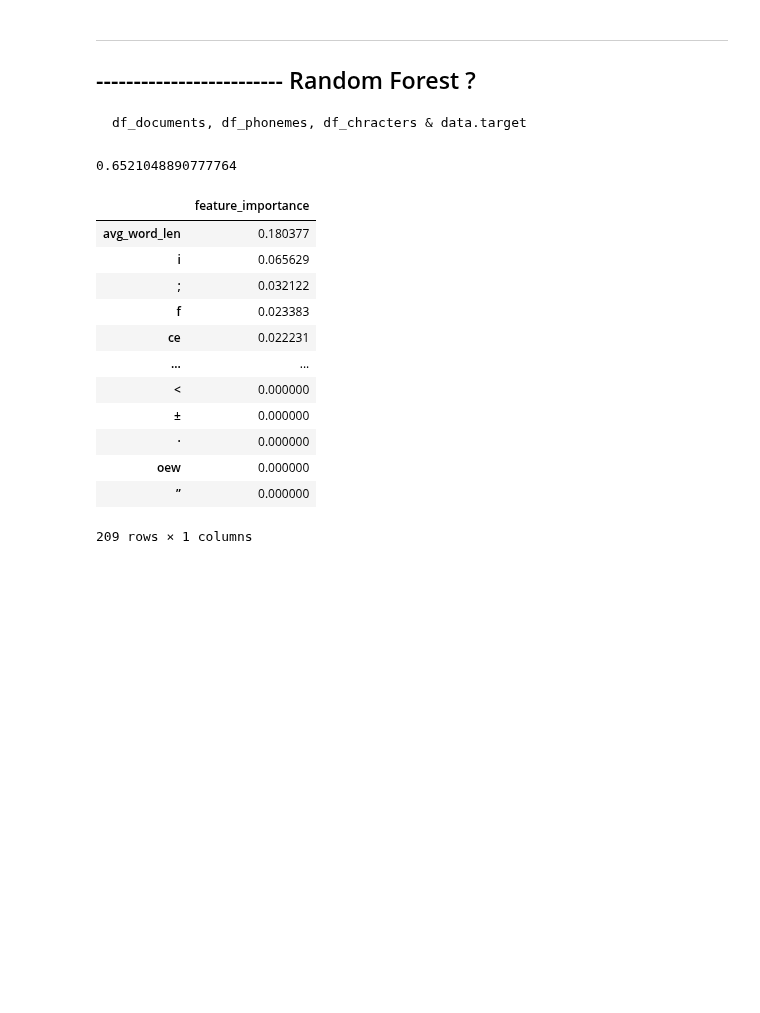
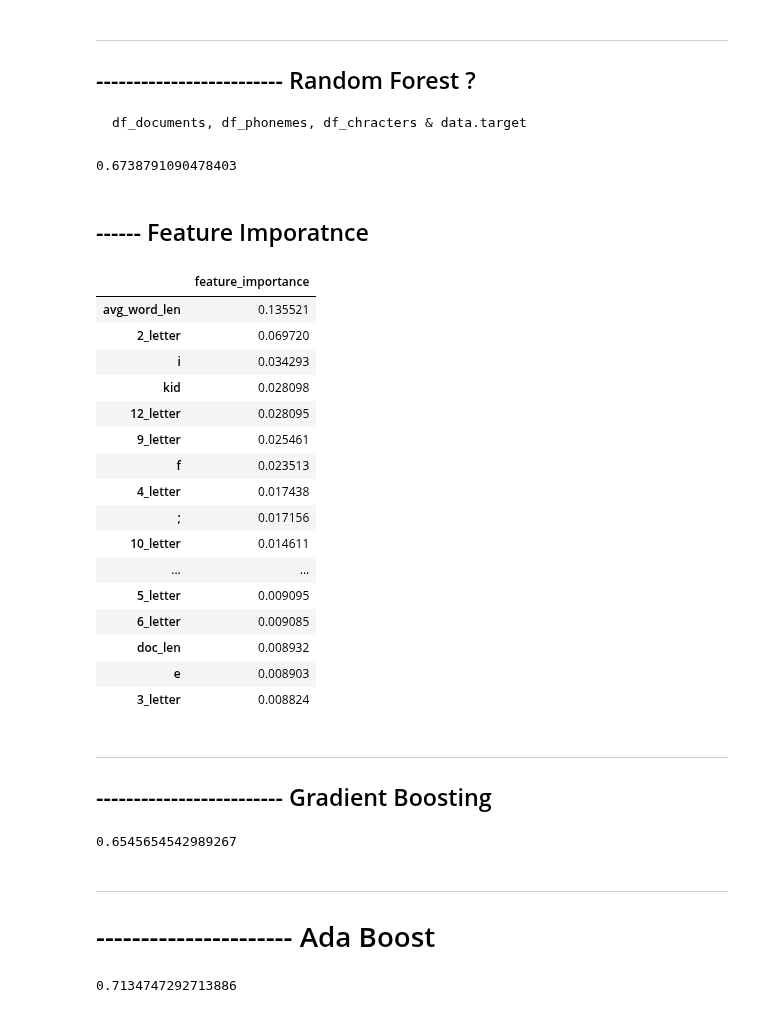
Before and after one commit to jawanggit/CommonLit, a Jupyter notebook: Marketne/Untitled.ipynb, the cells around one changed output. Drawn from its saved outputs; the diff is of its cells as text; code cells hidden in the pictures; blank space fills up the shorter version.

```diff
--- a/Marketne/Untitled.ipynb
+++ b/Marketne/Untitled.ipynb
@@ -253,0 +280,3 @@ for col in df_chracters.columns:
+# %%
+X = pd.concat([df_documents, df_phonemes, df_chracters, df_source, df_word_lenght], axis = 1)
+y = np.round(data['target'], 2)
@@ -254,3 +298,6 @@ for col in df_chracters.columns:
+# %%
+# test train split
+X_train, X_test, y_train, y_test = train_test_split(X, np.abs(y), test_size=0.33, random_state=42)
 # %% [markdown]
 ---
 ## ------------------------- Random Forest ?
@@ -263,33 +306,53 @@ from sklearn.metrics import mean_squared_error,
-# %%
-X = pd.concat([df_documents, df_phonemes, df_chracters], axis = 1)
-y = data['target']
-# %%
-# test train split
-X_train, X_test, y_train, y_test = train_test_split(X, y, test_size=0.33, random_state=42)
 # %%
 rfr = RandomForestRegressor()
 rfr.fit(X_train, y_train)
 pred = rfr.predict(X_test)
-mean_squared_error(y_test, pred)
+mean_squared_error(y_test, pred, squared = False)
 # %% [output]
-0.6521048890777764
+0.6738791090478403
+# %% [markdown]
+## ------ Feature Imporatnce
 # %%
 df_feature_importance = pd.DataFrame(data = rfr.feature_importances_,
                                      index = X.columns,
                                      columns = ['feature_importance'])
 # %%
-df_feature_importance.sort_values(by = ['feature_importance'], ascending=False)
+df_feature_importance.sort_values(by = ['feature_importance'], ascending=False).head(20)
 # %% [output]
 |  | feature_importance |
-| avg_word_len | 0.180377 |
-| i | 0.065629 |
-| ; | 0.032122 |
-| f | 0.023383 |
-| ce | 0.022231 |
+| avg_word_len | 0.135521 |
+| 2_letter | 0.069720 |
+| i | 0.034293 |
+| kid | 0.028098 |
+| 12_letter | 0.028095 |
+| 9_letter | 0.025461 |
+| f | 0.023513 |
+| 4_letter | 0.017438 |
+| ; | 0.017156 |
+| 10_letter | 0.014611 |
 | ... | ... |
-| < | 0.000000 |
-| ± | 0.000000 |
-| · | 0.000000 |
-| oew | 0.000000 |
-| ” | 0.000000 |
+| 5_letter | 0.009095 |
+| 6_letter | 0.009085 |
+| doc_len | 0.008932 |
+| e | 0.008903 |
+| 3_letter | 0.008824 |
-209 rows × 1 columns
+# %% [markdown]
+---
+## ------------------------- Gradient Boosting
+# %%
+gbr = GradientBoostingRegressor()
+gbr.fit(X_train, y_train)
+pred = gbr.predict(X_test)
+mean_squared_error(y_test, pred, squared = False)
+# %% [output]
+0.6545654542989267
+# %% [markdown]
+---
+# ---------------------- Ada Boost
+# %%
+abr = AdaBoostRegressor()
+abr.fit(X_train, y_train)
+pred = abr.predict(X_test)
+mean_squared_error(y_test, pred, squared = False)
+# %% [output]
+0.7134747292713886
```
Also changed, not shown: parts of 16 cells of this notebook.
